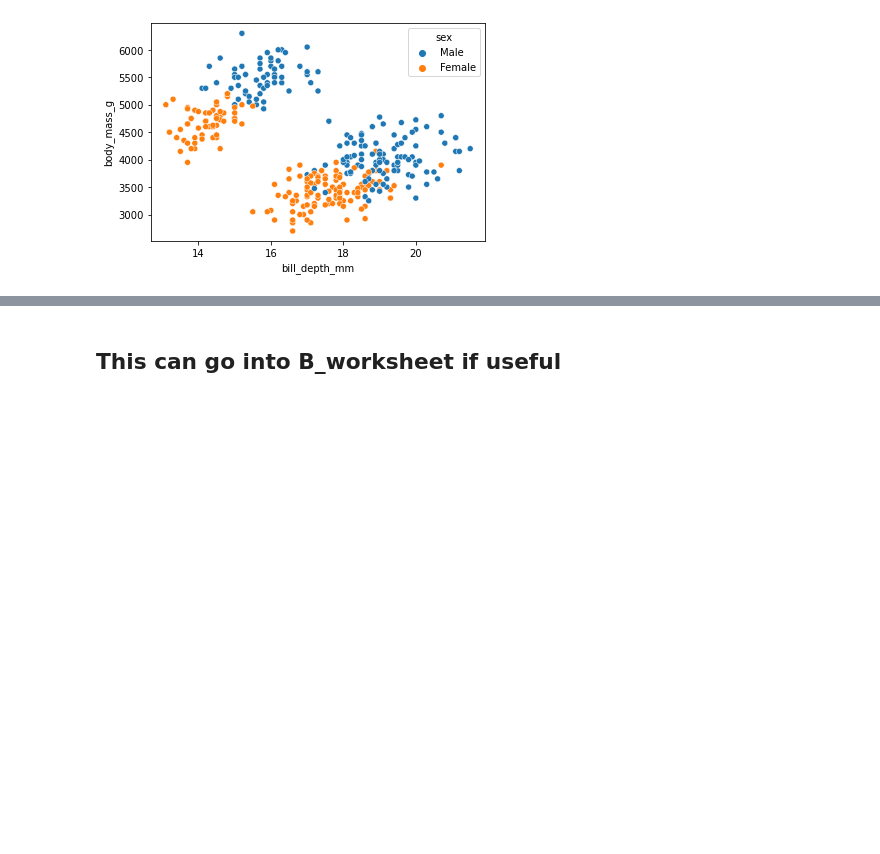
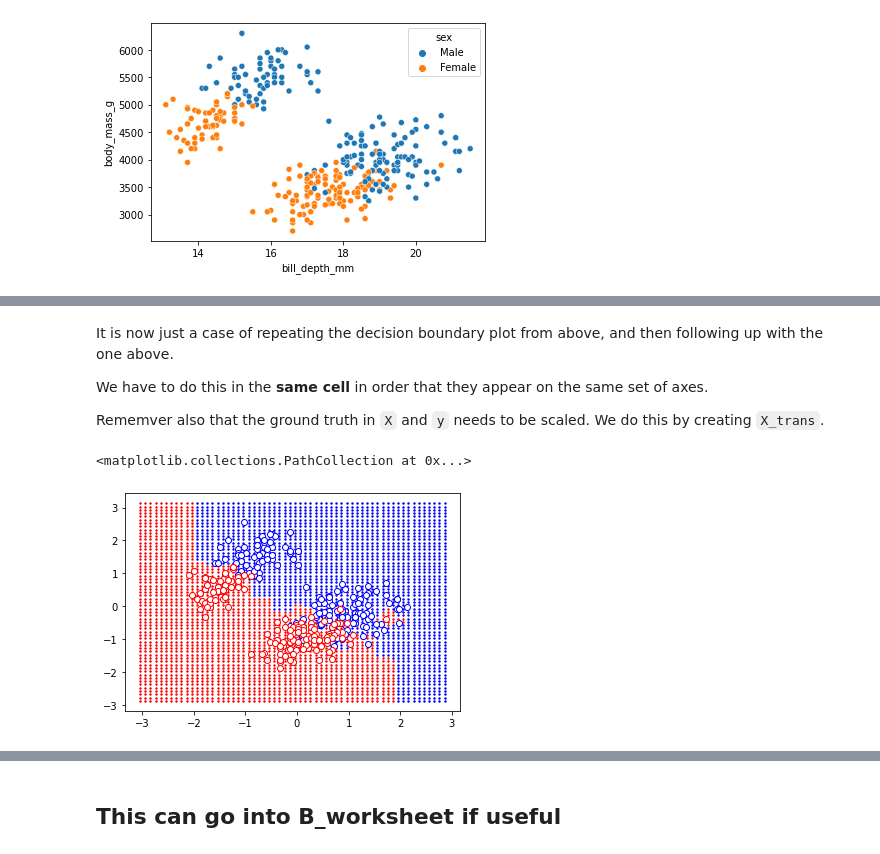
Before and after one commit to variationalform/FML, a Jupyter notebook: notebooks/4_concepts.ipynb, the cells around one changed output, grey strips where cells are left out. Cells and saved outputs as stored; diff of their text form; code cells hidden in the pictures; blank space fills up the shorter version.

```diff
--- a/notebooks/4_concepts.ipynb
+++ b/notebooks/4_concepts.ipynb
@@ -796,0 +738,27 @@ At some point this is better as a bash script outside of the notebook
+# %% [markdown]
+It is now just a case of repeating the decision boundary plot from
+above, and then following up with the one above.
+
+We have to do this in the **same cell** in order that they appear
+on the same set of axes.
+
+Rememver also that the ground truth in `X` and `y` needs to be
+scaled. We do this by creating `X_trans`.
+# %%
+# repeat the plot from above
+indxF = np.where(y_pred == 'Female')[0]
+indxM = np.where(y_pred != 'Female')[0]
+plt.scatter(xx1xx2[indxM,0], xx1xx2[indxM,1], color='blue' , s=2)
+plt.scatter(xx1xx2[indxF,0], xx1xx2[indxF,1], color='red', s=2)
+
+# scale the ground truth
+X_trans = scaler.transform(X)
+
+# now plot the ground truth using 'empty' circles
+indxM = np.where(y == 'Male')[0]
+indxF = np.where(y != 'Male')[0]
+plt.scatter(X_trans[indxM,0], X_trans[indxM,1], facecolors='w', edgecolors='b')
+plt.scatter(X_trans[indxF,0], X_trans[indxF,1], facecolors='w', edgecolors='r')
+# %% [output]
+<matplotlib.collections.PathCollection at 0x...>
+[figure, added]
```
Also changed, not shown: parts of 63 cells of this notebook.
